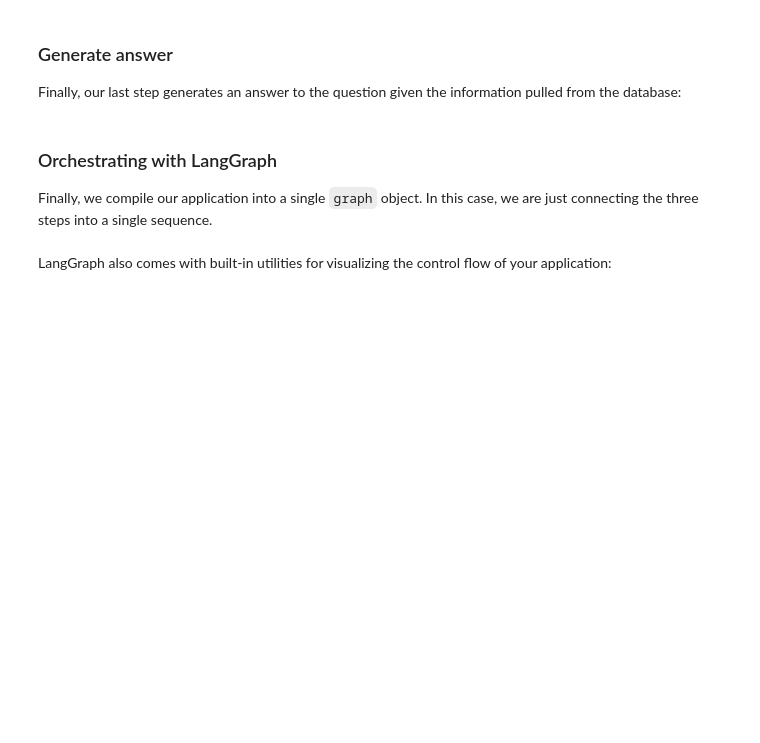
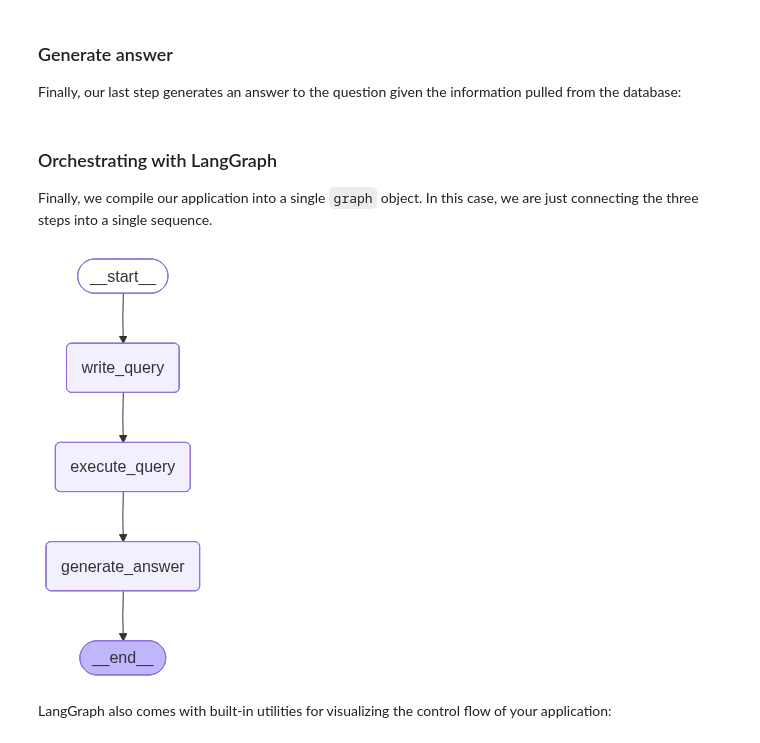
Before and after one commit to apdaga/B6_GAAP_GCP, a Jupyter notebook: code7_NLP2SQL_Chains.ipynb, the cells around one changed output. Cells and saved outputs as stored; diff of their text form; code cells hidden in the pictures; blank space fills up the shorter version.

```diff
--- a/code7_NLP2SQL_Chains.ipynb
+++ b/code7_NLP2SQL_Chains.ipynb
@@ -122,9 +120,8 @@ import ChatModelTabs from "@theme/ChatModelTabs";
 # %%
 # | output: false
 # | echo: false
-model_name = "gemini-2.0-flash"
 from langchain.chat_models import init_chat_model
-model = init_chat_model(model_name, model_provider="google_genai")
+model = init_chat_model("google_genai:gemini-2.0-flash",temperature=0)
 # %% [markdown]
 Let's provide some instructions for our model:
 # %%
@@ -256,11 +253,14 @@ Finally, we compile our application into a single `graph` object. In this case,
 # %%
 from langgraph.graph import START, StateGraph
 
 graph_builder = StateGraph(State).add_sequence(
     [write_query, execute_query, generate_answer]
 )
 graph_builder.add_edge(START, "write_query")
 graph = graph_builder.compile()
+graph
+# %% [output]
+[figure, added]
 # %% [markdown]
 LangGraph also comes with built-in utilities for visualizing the control flow of your application:
 # %%
```
Also changed, not shown: parts of 4 cells of this notebook, 1 other file.
